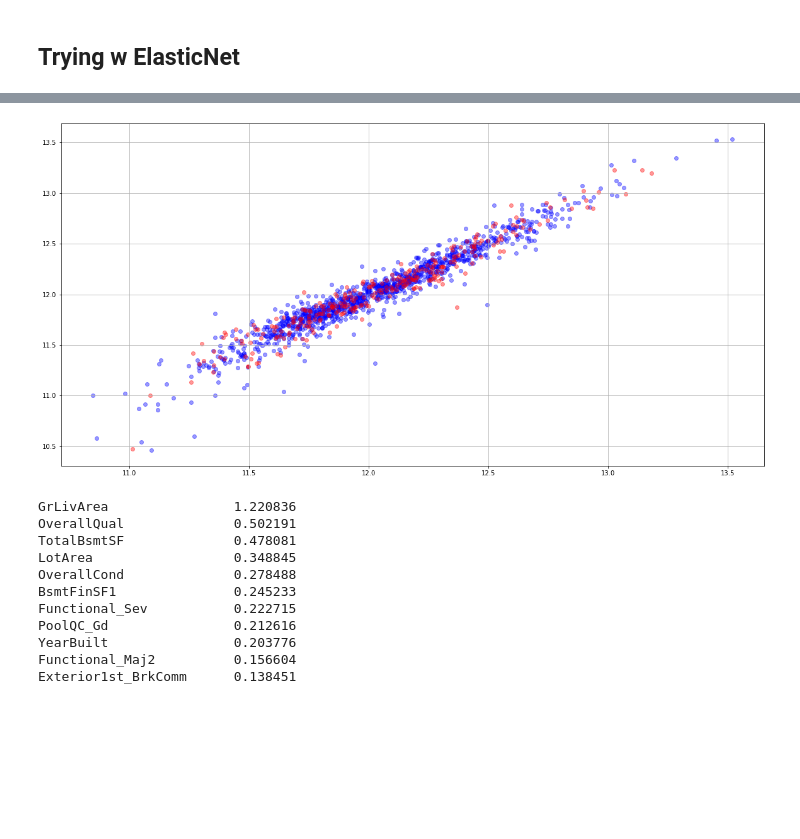
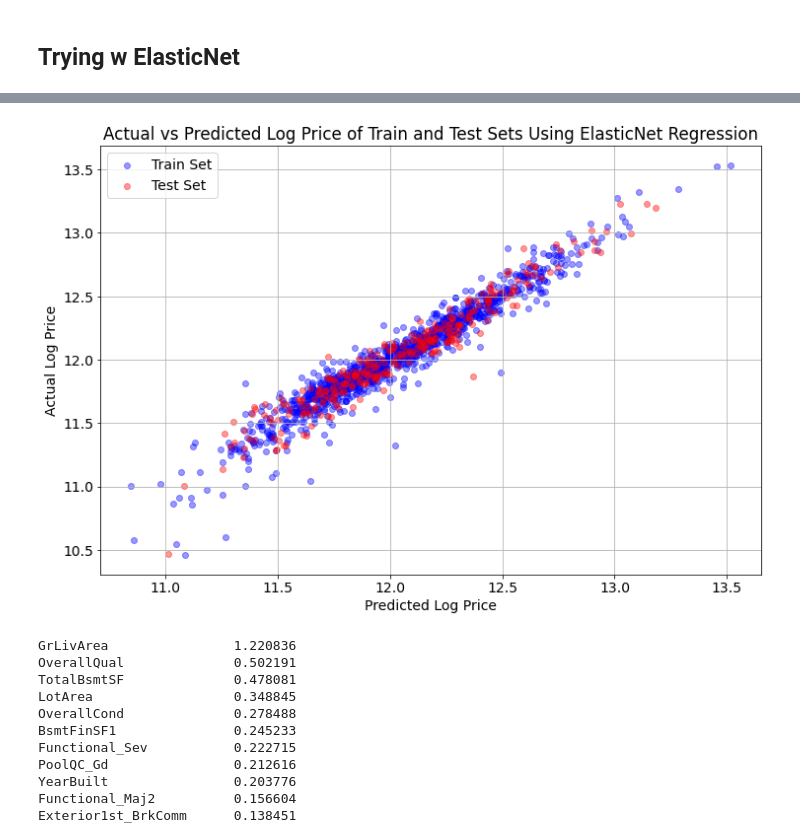
Before and after one commit to tdchoi7/ML_Project_Self, a Jupyter notebook: 1c_ModelTraining.ipynb, the cells around one changed output, grey strips where cells are left out. Cells and saved outputs as stored; diff of their text form; code cells hidden in the pictures; blank space fills up the shorter version.

```diff
--- a/1c_ModelTraining.ipynb
+++ b/1c_ModelTraining.ipynb
@@ -363,7 +349,7 @@ test_rmse = []
 best_par_list = []
 
 # setting up train_lso and test_lso sets
-xtrain_lso, xtest_lso, ytrain_lso, ytest_lso = ms.train_test_split(hp_lasso_strd_reduced,
+xtrain_lso, xtest_lso, ytrain_lso, ytest_lso = ms.train_test_split(hp_lasso_strd_dropped,
                                                                    hp_logsaleprice,
                                                                    test_size=0.2,
                                                                    random_state=0)
@@ -586,12 +578,19 @@ Wall time: 1min 16s
 |  | TrainScores | TestScores | trainRMSE | testRMSE | DiffRMSE | alpha | fit_intercept | l1_ratio | precompute | ... |
 | 0 | 0.93309 | 0.937562 | 0.102525 | 0.102867 | -0.000342 | 0.0001 | True | 1 | False | ... |
 # %%
-plt.figure(figsize=(20, 10))
-plt.scatter(gs_enet_1.best_estimator_.predict(xtrain), ytrain, color='blue', alpha=0.4)
-plt.scatter(gs_enet_1.best_estimator_.predict(xtest), ytest, color='red', alpha=0.4)
+plt.figure(figsize=(12, 8))
+plt.rc('font', size=14)
+plt.scatter(gs_enet_1.best_estimator_.predict(xtrain), ytrain,
+            color='blue', alpha=0.4, label='Train Set')
+plt.scatter(gs_enet_1.best_estimator_.predict(xtest), ytest, color='red', alpha=0.4, label='Test Set')
+plt.legend(loc='upper left')
+plt.xlabel('Predicted Log Price')
+plt.ylabel('Actual Log Price')
+plt.title('Actual vs Predicted Log Price of Train and Test Sets Using ElasticNet Regression')
 plt.grid(which='both')
+plt.show()
 # %% [output]
-[figure, old version]
+[figure, new version]
 # %%
 enet_coef_strd = pd.Series(gs_enet_1.best_estimator_.coef_, index=hp_full_strd.columns)
 print(enet_coef_strd.abs().sort_values(ascending=False).to_string())
```
Also changed, not shown: parts of 12 cells of this notebook, 23 other files.
